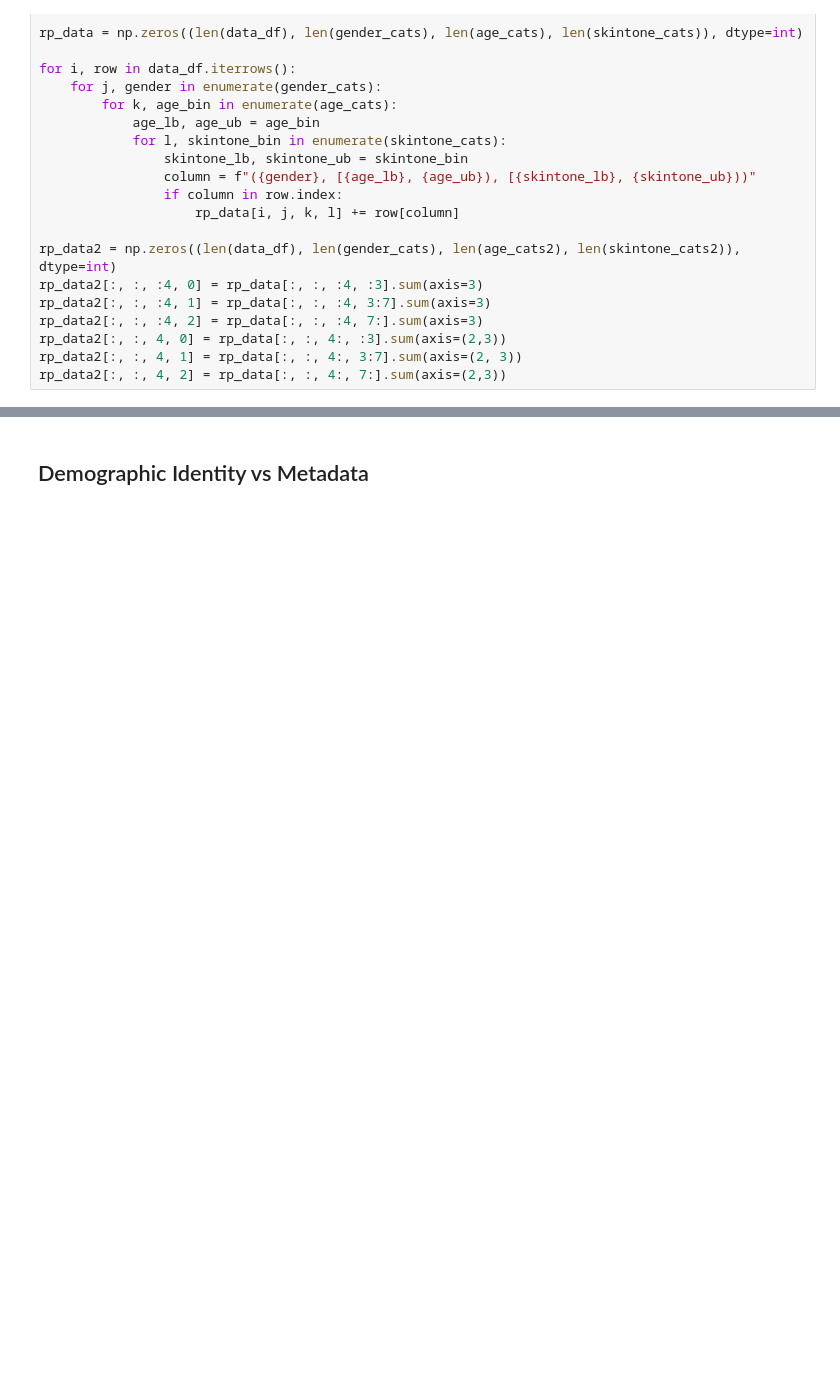
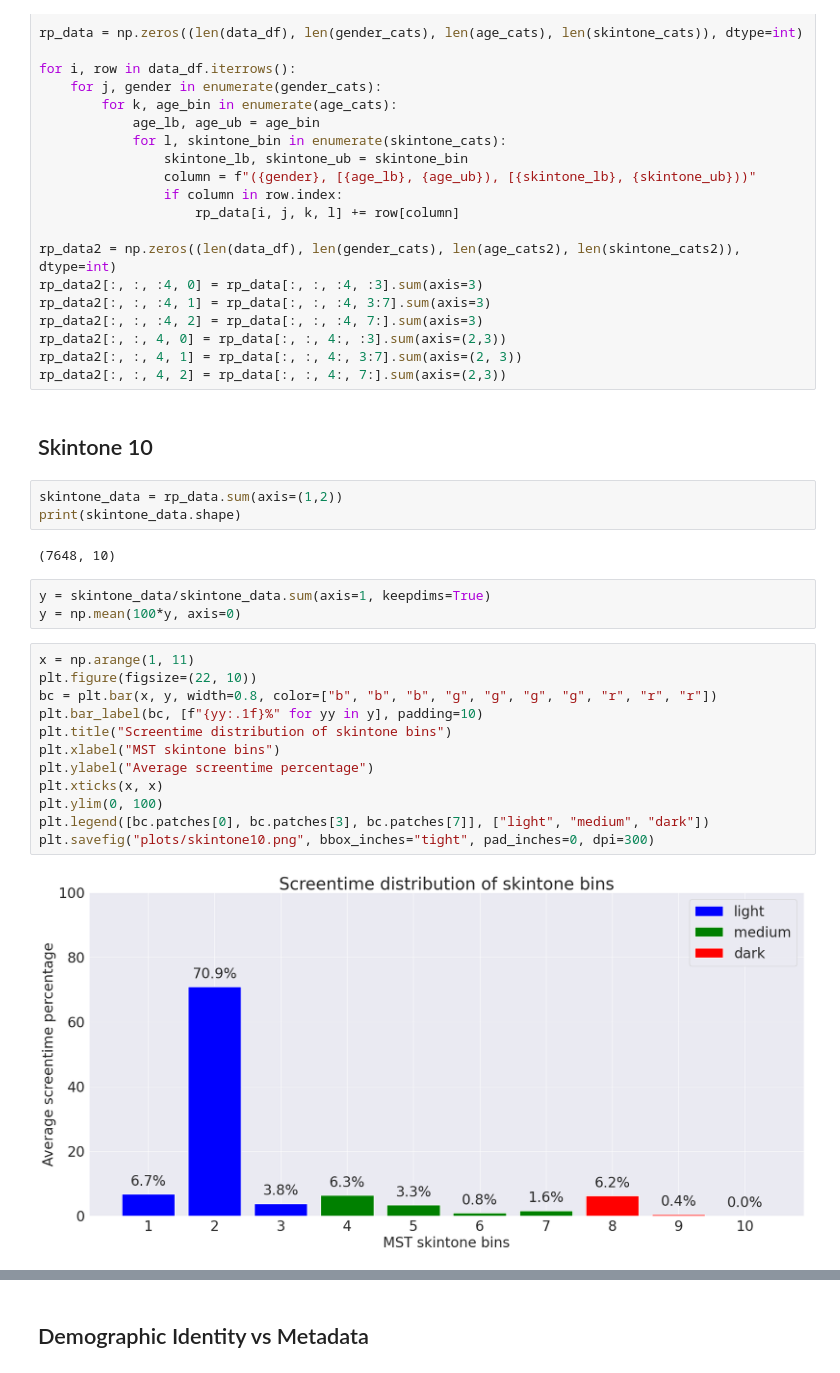
Before and after one commit to usc-sail/mica-muse-loreal, a Jupyter notebook: rp_x_metadata.ipynb, the cells around one changed output, grey strips where cells are left out. Saved outputs shown, nothing was run; the diff lists cells and outputs as text; blank space fills up the shorter version.

```diff
--- a/rp_x_metadata.ipynb
+++ b/rp_x_metadata.ipynb
@@ -287,3 +287,27 @@ rp_data2[:, :, :4, 2] = rp_data[:, :, :4, 7:].sum(axis=3)
 rp_data2[:, :, 4, 0] = rp_data[:, :, 4:, :3].sum(axis=(2,3))
 rp_data2[:, :, 4, 1] = rp_data[:, :, 4:, 3:7].sum(axis=(2, 3))
 rp_data2[:, :, 4, 2] = rp_data[:, :, 4:, 7:].sum(axis=(2,3))
+# %% [markdown]
+## Skintone 10
+# %%
+skintone_data = rp_data.sum(axis=(1,2))
+print(skintone_data.shape)
+# %% [output]
+(7648, 10)
+# %%
+y = skintone_data/skintone_data.sum(axis=1, keepdims=True)
+y = np.mean(100*y, axis=0)
+# %%
+x = np.arange(1, 11)
+plt.figure(figsize=(22, 10))
+bc = plt.bar(x, y, width=0.8, color=["b", "b", "b", "g", "g", "g", "g", "r", "r", "r"])
+plt.bar_label(bc, [f"{yy:.1f}%" for yy in y], padding=10)
+plt.title("Screentime distribution of skintone bins")
+plt.xlabel("MST skintone bins")
+plt.ylabel("Average screentime percentage")
+plt.xticks(x, x)
+plt.ylim(0, 100)
+plt.legend([bc.patches[0], bc.patches[3], bc.patches[7]], ["light", "medium", "dark"])
+plt.savefig("plots/skintone10.png", bbox_inches="tight", pad_inches=0, dpi=300)
+# %% [output]
+[figure, added]
```
Also changed, not shown: parts of 7 cells of this notebook, 4 other files.
